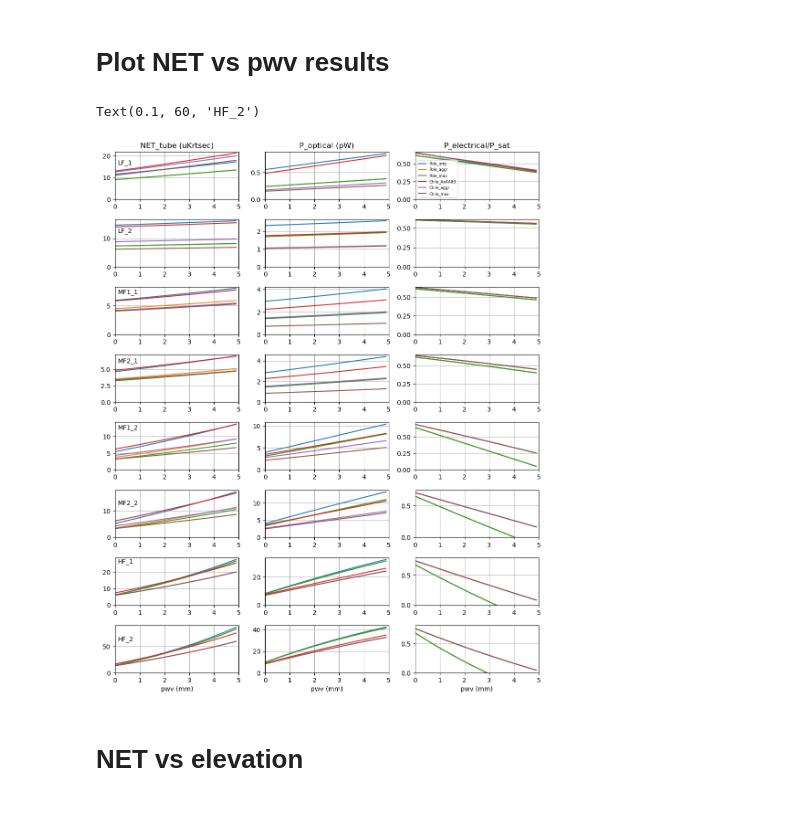
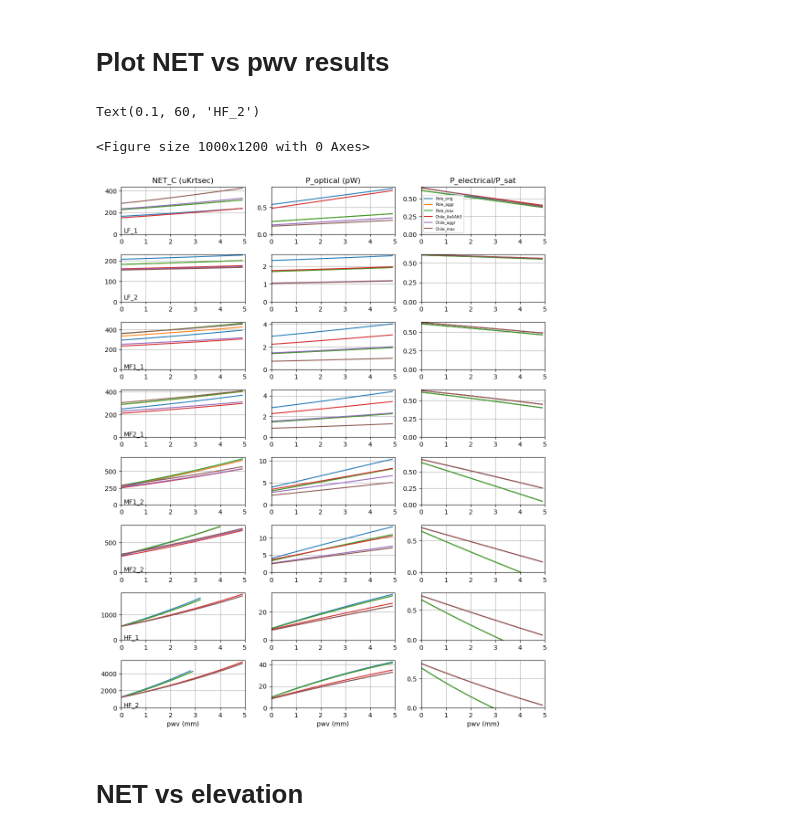
Before and after one commit to CMB-S4/bolo_calc_runs, a Jupyter notebook: jbolo/AoA/2024/SAT_NETs_Chile.ipynb, the cells around one changed output. Saved outputs shown, nothing was run; the diff lists cells and outputs as text; code cells hidden in the pictures.

```diff
--- a/jbolo/AoA/2024/SAT_NETs_Chile.ipynb
+++ b/jbolo/AoA/2024/SAT_NETs_Chile.ipynb
@@ -273,22 +273,23 @@ for model in SAT_models.keys():
     for ch in SAT_models[model]['channels']:
         SAT_models[model]['vary_pwv'][ch] = {}
         SAT_models[model]['vary_pwv'][ch]['NET_NC']=np.array([])
+        SAT_models[model]['vary_pwv'][ch]['NET_C']=np.array([])
         SAT_models[model]['vary_pwv'][ch]['corr_factor']=np.array([])
         SAT_models[model]['vary_pwv'][ch]['NET_wafer']=np.array([])
         SAT_models[model]['vary_pwv'][ch]['NET_tube']=np.array([])
         SAT_models[model]['vary_pwv'][ch]['P_opt'] = np.array([])
+        SAT_models[model]['vary_pwv'][ch]['P_sat'] = np.array([])
+
+    # Fixed psat, ie same one every time.
+    sim['bolo_config']['psat_method']='specified'
+    for ch in sim['channels'].keys():
+        sim['channels'][ch]['psat'] = SAT_models[model][ch]['P_sat']/1e12
 
     # Run jbolo in a loop to fill in the pwv-dependent variables in that dictionary
     for pwv in pwv_vec:
-
         # Clear previous iteration results so things don't multiply.
         if 'outputs' in sim.keys():
             sim['outputs'].clear()
-
-        # Fixed psat, ie same one every time.
-        sim['bolo_config']['method']='specified'
-        for ch in sim['channels'].keys():
-            sim['channels'][ch]['psat'] = SAT_models[model][ch]['P_sat']
 
         # New value of pwv
         sim['sources']['atmosphere']['pwv']=pwv
@@ -299,7 +300,8 @@ for model in SAT_models.keys():
 
         # save pwv-dependent outputs
         for ch in SAT_models[model]['channels']:
-            SAT_models[model]['vary_pwv'][ch]['NET_NC']     =np.append(SAT_models[model]['vary_pwv'][ch]['NET_NC'],     1e6*sim['outputs'][ch]['NET_NC_total'])
+            SAT_models[model]['vary_pwv'][ch]['NET_NC']     =np.append(SAT_models[model]['vary_pwv'][ch]['NET_NC'], 1e6*sim['outputs'][ch]['NET_NC_total'])
+            SAT_models[model]['vary_pwv'][ch]['NET_C']      =np.append(SAT_models[model]['vary_pwv'][ch]['NET_C'],  1e6*sim['outputs'][ch]['NET_C_total'])
             SAT_models[model]['vary_pwv'][ch]['corr_factor']=np.append(SAT_models[model]['vary_pwv'][ch]['corr_factor'],sim['outputs'][ch]['corr_factor' ])
 
             net1det = 1e6*sim['outputs'][ch]['NET_C_total']  # use the version with horn-horn correlations
@@ -308,13 +310,14 @@ for model in SAT_models.keys():
             net_tube = net_wafer/np.sqrt(SAT_models[model]['wafers']*SAT_models[model]['optically_good_fraction'])  #Take yield into account, usually 80%
             #ms = 1/net_tube**2
             SAT_models[model]['vary_pwv'][ch]['NET_wafer']=np.append(SAT_models[model]['vary_pwv'][ch]['NET_wafer'],net_wafer)
-            SAT_models[model]['vary_pwv'][ch]['NET_tube']= np.append(SAT_models[model]['vary_pwv'][ch]['NET_tube'],net_tube)
+            SAT_models[model]['vary_pwv'][ch]['NET_tube']= np.append(SAT_models[model]['vary_pwv'][ch]['NET_tube'] ,net_tube )
             SAT_models[model]['vary_pwv'][ch]['P_opt'] =   np.append(SAT_models[model]['vary_pwv'][ch]['P_opt'],1e12*sim['outputs'][ch]['P_opt'])
+            SAT_models[model]['vary_pwv'][ch]['P_sat'] =   np.append(SAT_models[model]['vary_pwv'][ch]['P_sat'],1e12*sim['outputs'][ch]['P_sat'])
 
 
     if writefile==True:
         output_dict=SAT_models[model]
-        toml_output_file = 'SAT_NET_v_pwv_'+str(model)+'20240927.toml'
+        toml_output_file = 'SAT_NET_v_pwv_'+str(model)+'20241010_good.toml'
         with open(toml_output_file, "w") as toml_file:
             toml.dump(output_dict, toml_file, encoder=toml.TomlNumpyEncoder())
 # %% [output]
@@ -352,6 +346,7 @@ yamls/
 plt.rcParams.update({'font.size': 10})
 plt.rcParams['figure.figsize'] = [10, 12]
 
+plt.clf()
 fig,axs = plt.subplots(8,3)  # plot [NET_tube, P_opt, P_sat-P_opt] vs pwv for each of the 8 channels
 plt.tight_layout()
 
@@ -363,7 +358,7 @@ mm = 0
 for model in SAT_models.keys():
     ii=0
     for ch in SAT_models[model]['channels']:
-        axs[ii][col].plot(SAT_models[model]['vary_pwv']['pwv_vec']/1000,SAT_models[model]['vary_pwv'][ch]['NET_tube'],label=model)
+        axs[ii][col].plot(SAT_models[model]['vary_pwv']['pwv_vec']/1000,SAT_models[model]['vary_pwv'][ch]['NET_C'],label=model)
                           # ,
                           # color = lcolor[mm],
                           # linestyle=ltypes[mm], label=model)
@@ -398,35 +393,36 @@ for model in SAT_models.keys():
                           # linestyle=ltypes[mm])
         #axs[ii][col].text(0.1,50,ch)
         ii += 1
     mm += 1
 
 for ii in np.arange(8):
 #    axs[ii][0].set_ylim(0)
 #    axs[ii][0].set_xlim(0,1)
 #    axs[ii][1].set_ylim(0)
 #    axs[ii][1].set_xlim(0,3)
     for col in [0,1,2]:
         axs[ii][col].grid()
         axs[ii][col].set_xlim(0,5)
         axs[ii][col].set_ylim(0)
         axs[7][col].set_xlabel('pwv (mm)')
 
 axs[0][2].legend(fontsize=6)
 
-axs[0][0].set_title('NET_tube (uKrtsec)')
+axs[0][0].set_title('NET_C (uKrtsec)')
 axs[0][1].set_title('P_optical (pW)')
 axs[0][2].set_title('P_electrical/P_sat')
 axs[0][0].text(.1,16,'LF_1')
 axs[1][0].text(.1,12,'LF_2')
 axs[2][0].text(.1,7,'MF1_1')
 axs[3][0].text(.1,6,'MF2_1')
 axs[4][0].text(.1,12,'MF1_2')
 axs[5][0].text(.1,12,'MF2_2')
 axs[6][0].text(.1,25,'HF_1')
 axs[7][0].text(.1,60,'HF_2')
 # %% [output]
 Text(0.1, 60, 'HF_2')
+<Figure size 1000x1200 with 0 Axes>
-[figure, old version]
+[figure, new version]
 # %% [markdown]
 # NET vs elevation
 # %%
```
Also changed, not shown: parts of 8 cells of this notebook, 25 other files.
